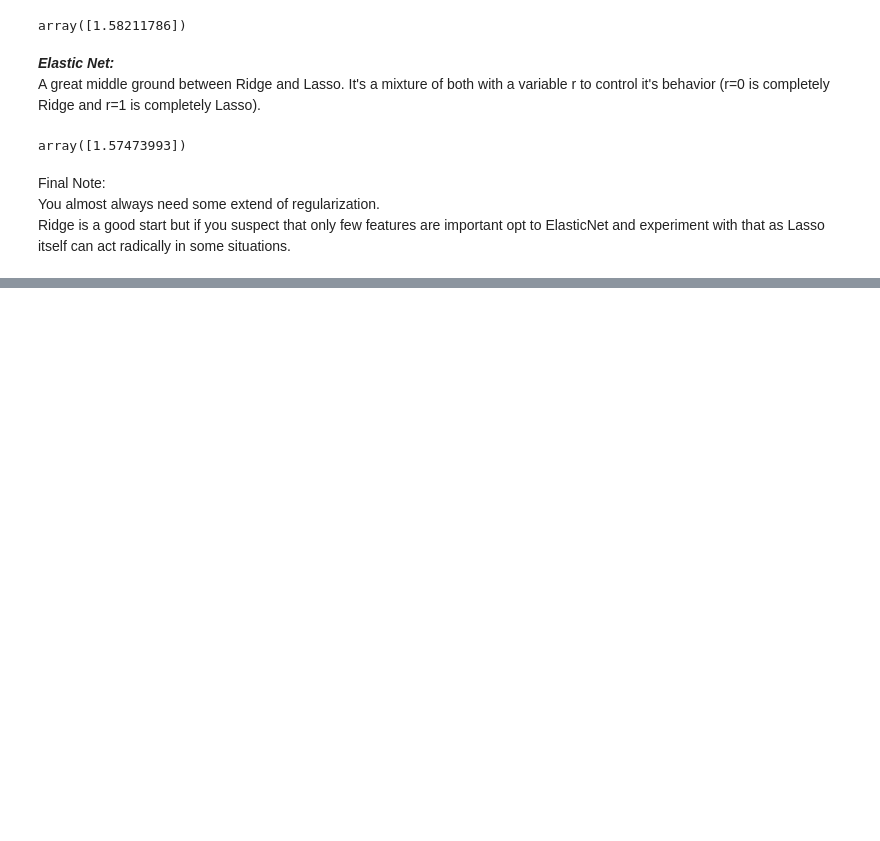
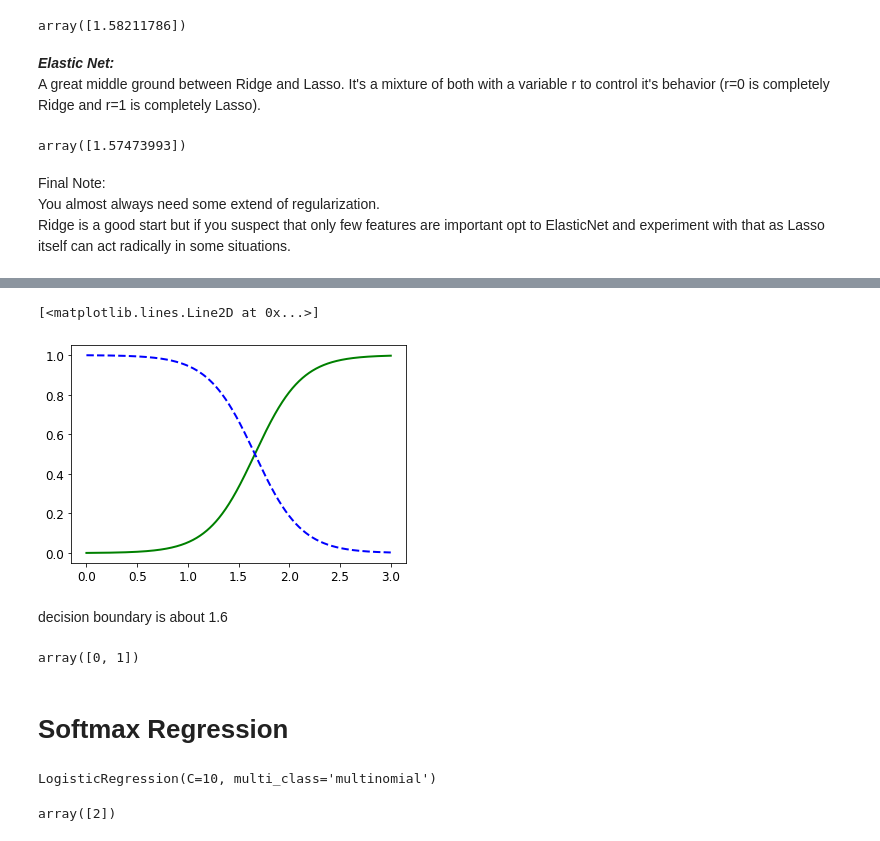
Before and after one commit to AmiraliSajadi/handson-ml2-code-note, a Jupyter notebook: 4_training_models.ipynb, the cells around one changed output, grey strips where cells are left out. Cells and saved outputs as stored; diff of their text form; code cells hidden in the pictures; blank space fills up the shorter version.

```diff
--- a/4_training_models.ipynb
+++ b/4_training_models.ipynb
@@ -423,0 +463,6 @@ Final Note:<br>You almost always need some extend of regularization.<br>Ridge is
+# %%
+
+from sklearn import datasets
+
+iris = datasets.load_iris()
+list(iris.keys())
@@ -423,0 +507,3 @@ Final Note:<br>You almost always need some extend of regularization.<br>Ridge is
+# %%
+X = iris["data"][:, 3:]  # 4th number (petal width)
+y = (iris["target"] == 2).astype(np.int)  # third type (Iris-Virginica)
@@ -423,0 +522,5 @@ Final Note:<br>You almost always need some extend of regularization.<br>Ridge is
+# %%
+from sklearn.linear_model import LogisticRegression
+
+log_reg = LogisticRegression()
+log_reg.fit(X, y)
@@ -423,0 +531,6 @@ Final Note:<br>You almost always need some extend of regularization.<br>Ridge is
+# %%
+X_madeup = np.linspace(0, 3, 1000).reshape(-1, 1)
+y_proba = log_reg.predict_proba(X_madeup)
+
+print(y_proba)
+print("\nshape: ", y_proba.shape)
@@ -423,0 +547,26 @@ Final Note:<br>You almost always need some extend of regularization.<br>Ridge is
+# %%
+plt.plot(X_madeup, y_proba[:, 1], "g-", linewidth=2, label="Iris virginica")
+plt.plot(X_madeup, y_proba[:, 0], "b--", linewidth=2, label="Not Iris virginica")
+# %% [output]
+[<matplotlib.lines.Line2D at 0x...>]
+[figure, added]
+# %% [markdown]
+decision boundary is about 1.6
+# %%
+log_reg.predict([[1.5], [1.7]])
+# %% [output]
+array([0, 1])
+# %% [markdown]
+# Softmax Regression
+# %%
+X = iris["data"][:, (2, 3)] # petal length and width
+y = iris["target"]
+
+softmax_reg = LogisticRegression(multi_class="multinomial", solver="lbfgs", C=10)
+softmax_reg.fit(X, y)
+# %% [output]
+LogisticRegression(C=10, multi_class='multinomial')
+# %%
+softmax_reg.predict([[5, 2]])
+# %% [output]
+array([2])
```
Also changed, not shown: parts of 29 cells of this notebook.
